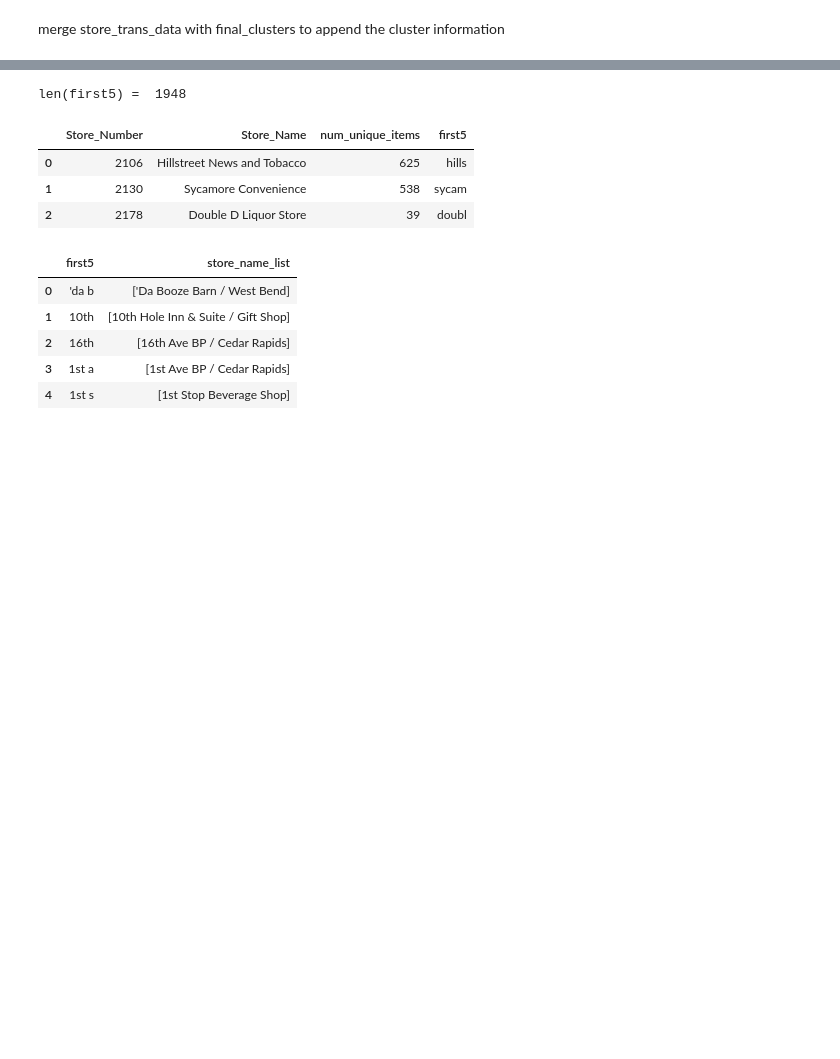
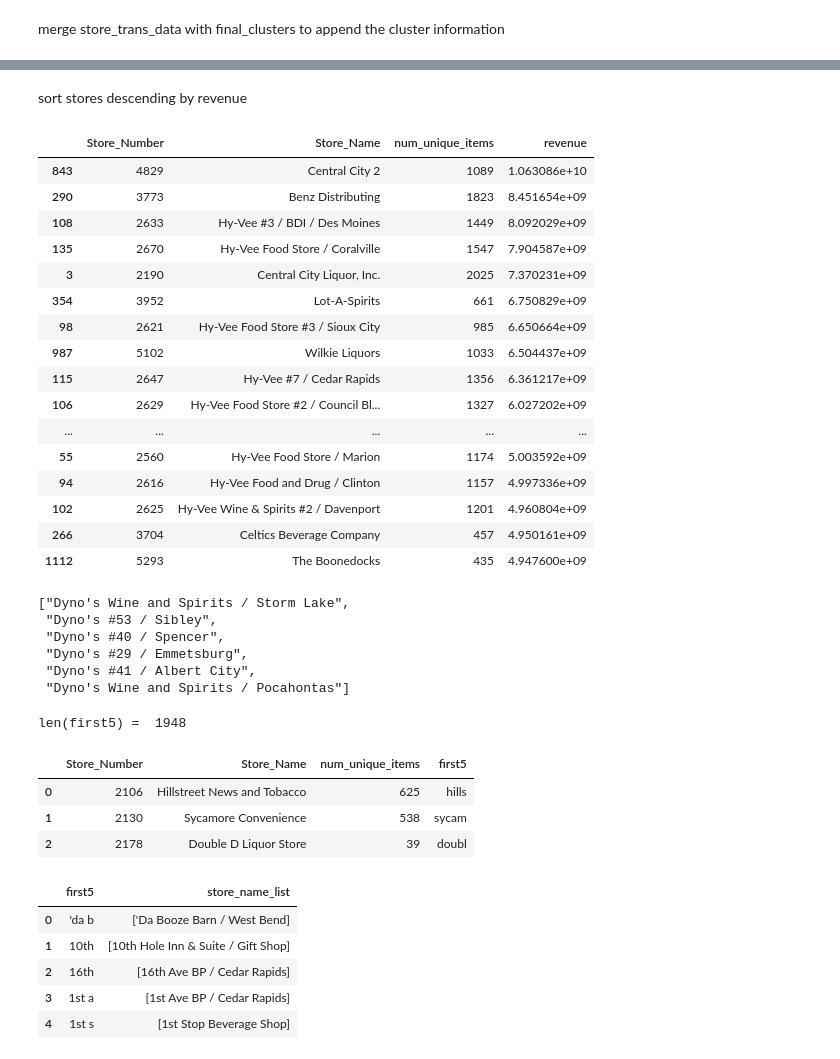
Before and after one commit to dgarbato/capstone, a Jupyter notebook: get store information on clusters.ipynb, the cells around one changed output, grey strips where cells are left out. Saved outputs shown, nothing was run; the diff lists cells and outputs as text; code cells hidden in the pictures; blank space fills up the shorter version.

```diff
--- a/get store information on clusters.ipynb
+++ b/get store information on clusters.ipynb
@@ -266,3 +285,34 @@ nunique_per_store_df.sort_values(by='num_unique_items', ascending=False).head(25
+# %% [markdown]
+sort stores descending by revenue
+# %%
+nunique_per_store_df.sort_values(by='revenue', ascending=False).head(25)
+# %% [output]
+|  | Store_Number | Store_Name | num_unique_items | revenue |
+| 843 | 4829 | Central City 2 | 1089 | 1.063086e+10 |
+| 290 | 3773 | Benz Distributing | 1823 | 8.451654e+09 |
+| 108 | 2633 | Hy-Vee #3 / BDI / Des Moines | 1449 | 8.092029e+09 |
+| 135 | 2670 | Hy-Vee Food Store / Coralville | 1547 | 7.904587e+09 |
+| 3 | 2190 | Central City Liquor, Inc. | 2025 | 7.370231e+09 |
+| 354 | 3952 | Lot-A-Spirits | 661 | 6.750829e+09 |
+| 98 | 2621 | Hy-Vee Food Store #3 / Sioux City | 985 | 6.650664e+09 |
+| 987 | 5102 | Wilkie Liquors | 1033 | 6.504437e+09 |
+| 115 | 2647 | Hy-Vee #7 / Cedar Rapids | 1356 | 6.361217e+09 |
+| 106 | 2629 | Hy-Vee Food Store #2 / Council Bl... | 1327 | 6.027202e+09 |
+| ... | ... | ... | ... | ... |
+| 55 | 2560 | Hy-Vee Food Store / Marion | 1174 | 5.003592e+09 |
+| 94 | 2616 | Hy-Vee Food and Drug / Clinton | 1157 | 4.997336e+09 |
+| 102 | 2625 | Hy-Vee Wine & Spirits #2 / Davenport | 1201 | 4.960804e+09 |
+| 266 | 3704 | Celtics Beverage Company | 457 | 4.950161e+09 |
+| 1112 | 5293 | The Boonedocks | 435 | 4.947600e+09 |
+# %%
+[s for s in stores.Store_Name if s.find('Dyno')!=-1]
+# %% [output]
+["Dyno's Wine and Spirits / Storm Lake",
+ "Dyno's #53 / Sibley",
+ "Dyno's #40 / Spencer",
+ "Dyno's #29 / Emmetsburg",
+ "Dyno's #41 / Albert City",
+ "Dyno's Wine and Spirits / Pocahontas"]
 # %%
 
 first5= [string[0:5] for string in nunique_per_store_df.Store_Name.str.lower()]  #1948
```
Also changed, not shown: parts of 89 cells of this notebook, 7 other files.
